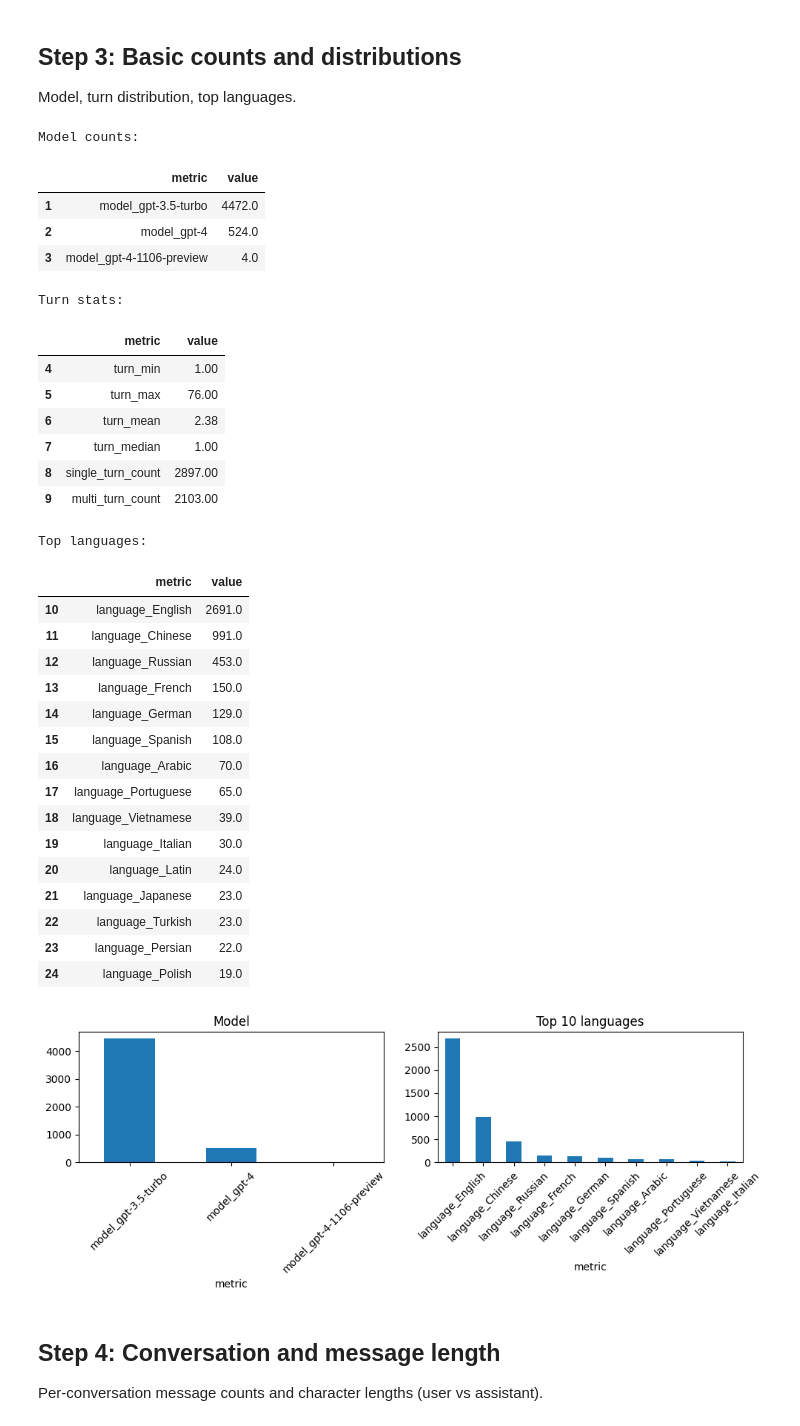
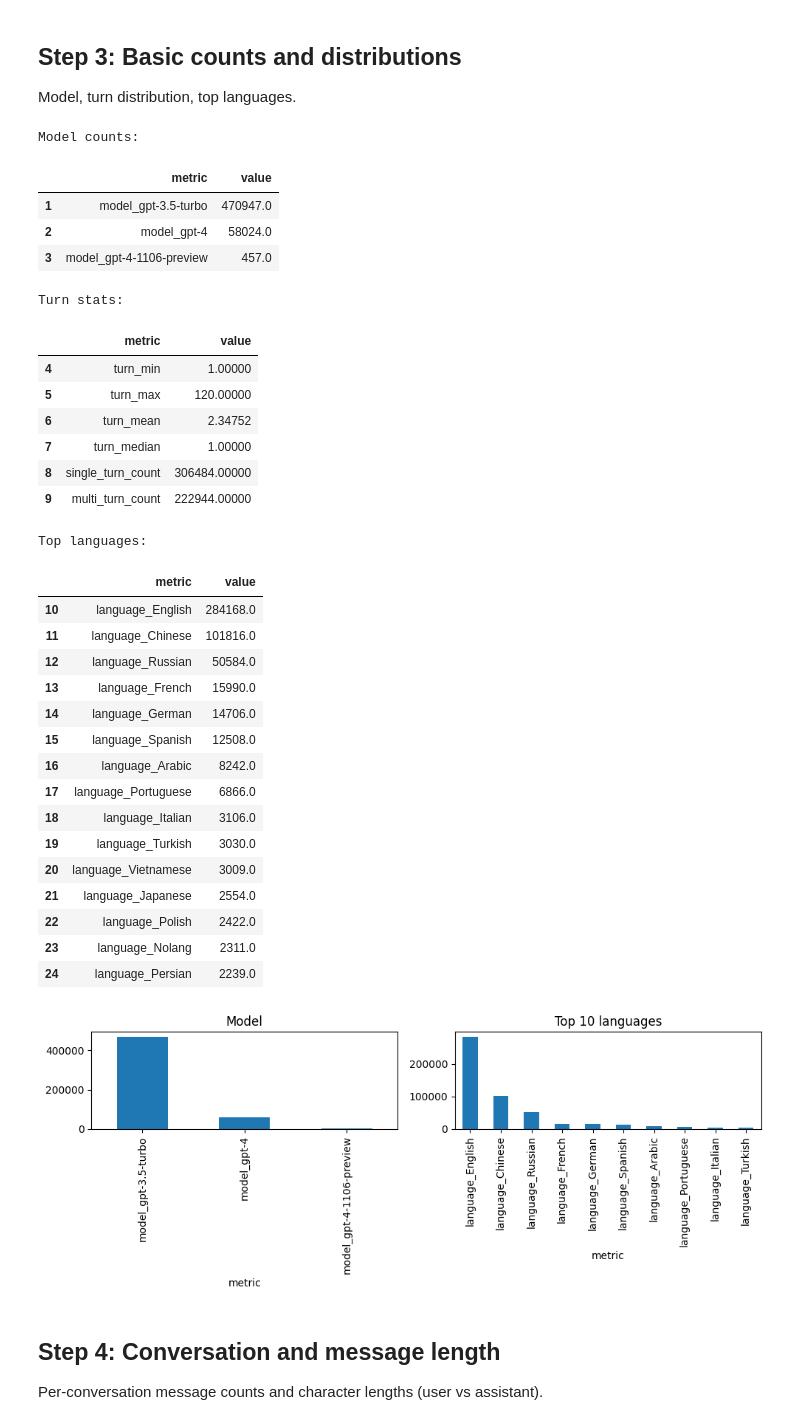
Before and after one commit to lonelysun1990/wild_chat, a Jupyter notebook: explore.ipynb, the cells around one changed output. Saved outputs shown, nothing was run; the diff lists cells and outputs as text; code cells hidden in the pictures.

```diff
--- a/explore.ipynb
+++ b/explore.ipynb
@@ -5,8 +5,8 @@ Exploratory data analysis of the [WildChat](https://huggingface.co/datasets/alle
 Mid-stage tables are saved under `eda_output/` (not under `data/`). Set `LOAD_FROM_SAVED = True` to load from disk instead of recomputing.
 # %%
 # Configuration (edit and run first)
-SAMPLE_N = 5000          # exact number of conversations; set to None to use SAMPLE_PCT
-SAMPLE_PCT = None        # e.g. 0.01 for 1%; used only when SAMPLE_N is None
+SAMPLE_N = None          # exact number of conversations; None = use full dataset (with SAMPLE_PCT=None)
+SAMPLE_PCT = None        # e.g. 0.01 for 1%; used only when SAMPLE_N is None. Both None = full dataset
 LOAD_FROM_SAVED = False  # if True, load step tables from eda_output/ instead of recomputing
 EDA_OUTPUT_DIR = "eda_output"  # do not use data/ for these outputs
 RANDOM_SEED = 42
@@ -103,46 +110,46 @@ print("Top languages:"); display(lang_rows.head(15))
 # %% [output]
 Model counts:
 |  | metric | value |
-| 1 | model_gpt-3.5-turbo | 4472.0 |
-| 2 | model_gpt-4 | 524.0 |
-| 3 | model_gpt-4-1106-preview | 4.0 |
+| 1 | model_gpt-3.5-turbo | 470947.0 |
+| 2 | model_gpt-4 | 58024.0 |
+| 3 | model_gpt-4-1106-preview | 457.0 |
 Turn stats:
 |  | metric | value |
-| 4 | turn_min | 1.00 |
-| 5 | turn_max | 76.00 |
-| 6 | turn_mean | 2.38 |
-| 7 | turn_median | 1.00 |
-| 8 | single_turn_count | 2897.00 |
-| 9 | multi_turn_count | 2103.00 |
+| 4 | turn_min | 1.00000 |
+| 5 | turn_max | 120.00000 |
+| 6 | turn_mean | 2.34752 |
+| 7 | turn_median | 1.00000 |
+| 8 | single_turn_count | 306484.00000 |
+| 9 | multi_turn_count | 222944.00000 |
 Top languages:
 |  | metric | value |
-| 10 | language_English | 2691.0 |
-| 11 | language_Chinese | 991.0 |
-| 12 | language_Russian | 453.0 |
-| 13 | language_French | 150.0 |
-| 14 | language_German | 129.0 |
-| 15 | language_Spanish | 108.0 |
-| 16 | language_Arabic | 70.0 |
-| 17 | language_Portuguese | 65.0 |
-| 18 | language_Vietnamese | 39.0 |
-| 19 | language_Italian | 30.0 |
-| 20 | language_Latin | 24.0 |
-| 21 | language_Japanese | 23.0 |
-| 22 | language_Turkish | 23.0 |
-| 23 | language_Persian | 22.0 |
-| 24 | language_Polish | 19.0 |
+| 10 | language_English | 284168.0 |
+| 11 | language_Chinese | 101816.0 |
+| 12 | language_Russian | 50584.0 |
+| 13 | language_French | 15990.0 |
+| 14 | language_German | 14706.0 |
+| 15 | language_Spanish | 12508.0 |
+| 16 | language_Arabic | 8242.0 |
+| 17 | language_Portuguese | 6866.0 |
+| 18 | language_Italian | 3106.0 |
+| 19 | language_Turkish | 3030.0 |
+| 20 | language_Vietnamese | 3009.0 |
+| 21 | language_Japanese | 2554.0 |
+| 22 | language_Polish | 2422.0 |
+| 23 | language_Nolang | 2311.0 |
+| 24 | language_Persian | 2239.0 |
 # %%
 # Plots: model and top 10 languages
 import matplotlib.pyplot as plt
 fig, (ax1, ax2) = plt.subplots(1, 2, figsize=(10, 4))
 model_rows.set_index("metric")["value"].plot(kind="bar", ax=ax1, title="Model")
-ax1.tick_params(axis="x", rotation=45)
+ax1.tick_params(axis="x", rotation=90)
 lang_rows.head(10).set_index("metric")["value"].plot(kind="bar", ax=ax2, title="Top 10 languages")
-ax2.tick_params(axis="x", rotation=45)
+ax2.tick_params(axis="x", rotation=90)
 plt.tight_layout()
 plt.show()
 # %% [output]
-[figure, old version]
+[figure, new version]
 # %% [markdown]
 ## Step 4: Conversation and message length
 
```
Also changed, not shown: parts of 13 cells of this notebook, 34 other files.
